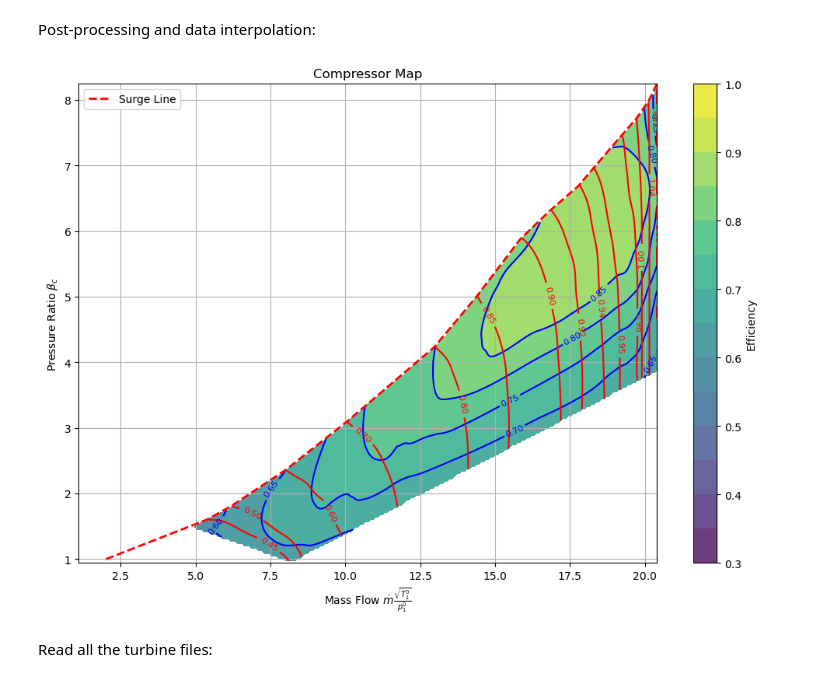
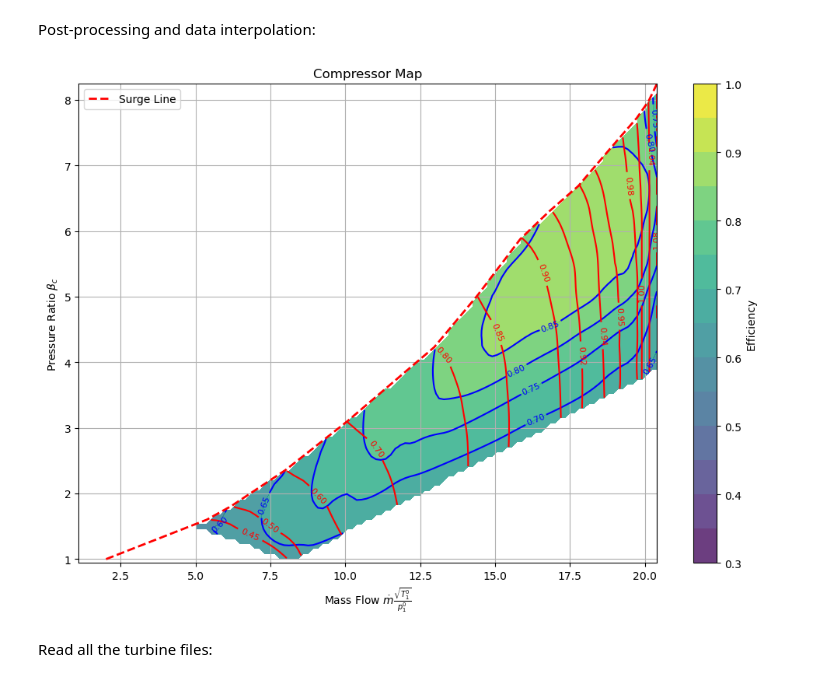
Before and after one commit to dariovetrano03/toga-or-not-toga, a Jupyter notebook: data/plot_iso_T3T1.ipynb, the cells around one changed output. Drawn from its saved outputs; the diff is of its cells as text; code cells hidden in the pictures.

```diff
--- a/data/plot_iso_T3T1.ipynb
+++ b/data/plot_iso_T3T1.ipynb
@@ -19,9 +21,12 @@ def read_table(file_path):
 Read all the compressor files:
 # %%
 folder = "compressor_map"
-beta_mf, speed_mf, mass_flow_vals = read_table(f"{folder}/formatted_mass_flow.txt")
-beta_ip, speed_ip, iso_press_vals = read_table(f"{folder}/formatted_iso_pressure_ratio.txt")
-beta_ie, speed_ie, iso_eff_vals = read_table(f"{folder}/formatted_iso_efficiency.txt")
+
+# the beta and the speed are sampled at the same points for mass flow, pressure ratios, and iso-efficiencies
+beta_comp, speed_comp, mf_vals_comp = read_table(f"{folder}/formatted_mass_flow.txt")
+_, _, iso_pr_vals_comp = read_table(f"{folder}/formatted_iso_pressure_ratio.txt")
+_, _, iso_eff_vals_comp = read_table(f"{folder}/formatted_iso_efficiency.txt")
+
 surge_df = pd.read_csv(f"{folder}/formatted_surge_line.txt", delim_whitespace=True, header=None)
 # %% [markdown]
 Post-processing and data interpolation:
@@ -29,25 +34,29 @@ Post-processing and data interpolation:
 # -----------------------------
 # Flatten arrays for interpolation
 # -----------------------------
-n_rows, n_cols = mass_flow_vals.shape
-mf_flat = mass_flow_vals.flatten()
-pr_flat = iso_press_vals.flatten()          # use actual pressure ratio values
-eff_flat = iso_eff_vals.flatten()
-speed_flat = np.repeat(speed_mf, n_cols)   # repeat speed along columns
+n_rows, n_cols = mf_vals_comp.shape
+
+mf_flat_comp = mf_vals_comp.flatten()
+pr_flat_comp = iso_pr_vals_comp.flatten()          # use actual pressure ratio values
+eff_flat_comp = iso_eff_vals_comp.flatten()
+speed_flat_comp = np.repeat(speed_comp, n_cols)   # repeat speed along columns
 
 # -----------------------------
 # Regular grid for plotting
 # -----------------------------
-mf_grid, pr_grid = np.meshgrid(
-    np.linspace(mf_flat.min(), mf_flat.max(), 200),
-    np.linspace(pr_flat.min(), pr_flat.max(), 200)
+
+num_steps = 100
+
+mf_comp_grid, pr_comp_grid = np.meshgrid(
+    np.linspace(mf_flat_comp.min(), mf_flat_comp.max(), num_steps),
+    np.linspace(pr_flat_comp.min(), pr_flat_comp.max(), num_steps)
 )
 
 # -----------------------------
 # Interpolation on grid
 # -----------------------------
-eff_grid = griddata((mf_flat, pr_flat), eff_flat, (mf_grid, pr_grid), method='cubic')
-speed_grid = griddata((mf_flat, pr_flat), speed_flat, (mf_grid, pr_grid), method='cubic')
+eff_comp_grid = griddata((mf_flat_comp, pr_flat_comp), eff_flat_comp, (mf_comp_grid, pr_comp_grid), method='cubic')
+speed_comp_grid = griddata((mf_flat_comp, pr_flat_comp), speed_flat_comp, (mf_comp_grid, pr_comp_grid), method='cubic')
 
 # -----------------------------
 # Surge line mask
@@ -56,45 +65,46 @@ surge_numbers = surge_df.values.flatten()
 n = len(surge_numbers)//2
 surge_X, surge_Y = surge_numbers[:n], surge_numbers[n:]
 surge_interp = interp1d(surge_X, surge_Y, bounds_error=False, fill_value="extrapolate")
-Y_surge_grid = surge_interp(mf_grid[0,:])
-Y_mask_grid = pr_grid <= Y_surge_grid[np.newaxis, :]   # broadcast mask
+Y_surge_grid = surge_interp(mf_comp_grid[0,:])
+Y_mask_grid = pr_comp_grid <= Y_surge_grid[np.newaxis, :]   # broadcast mask
 
 # Apply mask
-ISO_EFF_masked = np.where(Y_mask_grid, eff_grid, np.nan)
-speed_grid_masked = np.where(Y_mask_grid, speed_grid, np.nan)
+iso_eff_comp_masked = np.where(Y_mask_grid, eff_comp_grid, np.nan)
+speed_comp_grid_masked = np.where(Y_mask_grid, speed_comp_grid, np.nan)
 
 # -----------------------------
 # Iso-efficiency contour
 # -----------------------------
 eff_levels = np.arange(0.3, 1.01, 0.05)
 plt.figure(figsize=(12,8))
-CF = plt.contourf(mf_grid, pr_grid, ISO_EFF_masked, levels=eff_levels, cmap="viridis", alpha=0.8)
+CF = plt.contourf(mf_comp_grid, pr_comp_grid, iso_eff_comp_masked, levels=eff_levels, cmap="viridis", alpha=0.8)
 plt.colorbar(CF, label="Efficiency")
-CS_eff = plt.contour(mf_grid, pr_grid, ISO_EFF_masked, levels=eff_levels, colors='blue', linewidths=1.5)
+CS_eff = plt.contour(mf_comp_grid, pr_comp_grid, iso_eff_comp_masked, levels=eff_levels, colors='blue', linewidths=1.5)
 plt.clabel(CS_eff, inline=True, fontsize=8, fmt="%.2f")
 
 # -----------------------------
 # Surge line plot
 # -----------------------------
 plt.plot(surge_X, surge_Y, 'r--', linewidth=2, label='Surge Line')
 
 # -----------------------------
 # Iso-N contour
 # -----------------------------
-cs = plt.contour(mf_grid, pr_grid, speed_grid_masked, levels=speed_mf, colors='r')
+N_levels = np.array([0.45, 0.5, 0.6, 0.7, 0.8, 0.85, 0.9, 0.92, 0.94, 0.955, 0.98, 1.0, 1.04, 1.08])
+cs = plt.contour(mf_comp_grid, pr_comp_grid, speed_comp_grid_masked, levels=N_levels, colors='r')
 plt.clabel(cs, inline=True, fontsize=8, fmt="%1.2f")
 
 # -----------------------------
 # Labels and formatting
 # -----------------------------
 plt.xlabel(r"Mass Flow $\dot m \frac{\sqrt{T_1^0}}{p_1^0}$")
 plt.ylabel(r"Pressure Ratio $\beta_c$")
 plt.title("Compressor Map")
 plt.grid(True)
 plt.legend()
 plt.show()
 # %% [output]
-[figure, old version]
+[figure, new version]
 # %% [markdown]
 Read all the turbine files:
 # %%
```
Also changed, not shown: parts of 9 cells of this notebook, 1 other file.
